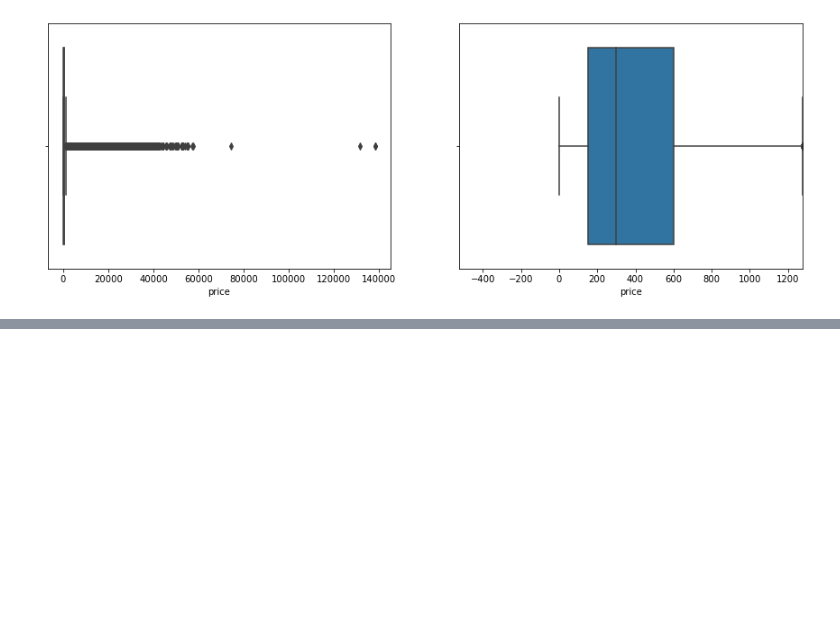
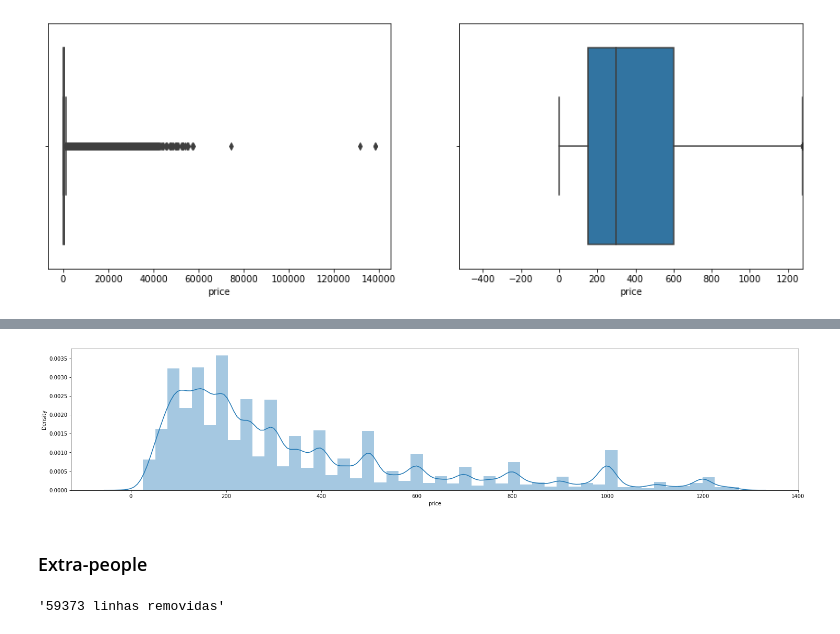
Before and after one commit to AlbertoFAraujo/Py_ML_Airbnb_RJ, a Jupyter notebook: DataScience-Airbnb.ipynb, the cells around one changed output, grey strips where cells are left out. Cells and saved outputs as stored; diff of their text form; code cells hidden in the pictures; blank space fills up the shorter version.

```diff
--- a/DataScience-Airbnb.ipynb
+++ b/DataScience-Airbnb.ipynb
@@ -377,0 +408,11 @@ limite(base_airbnb_final['price'])
+# %%
+histograma(base_airbnb_final['price'])
+# %% [output]
+[figure, added]
+# %% [markdown]
+### Extra-people
+# %%
+base_airbnb_final, linhas_removidas = excluir_outliers(base_airbnb_final,'extra_people')
+linhas_removidas
+# %% [output]
+'59373 linhas removidas'
```
Also changed, not shown: parts of 20 cells of this notebook.
